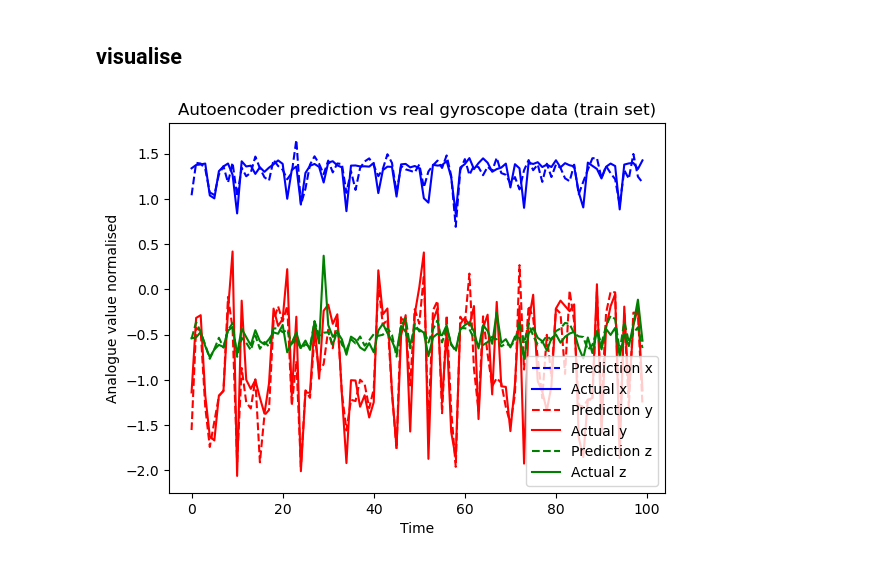
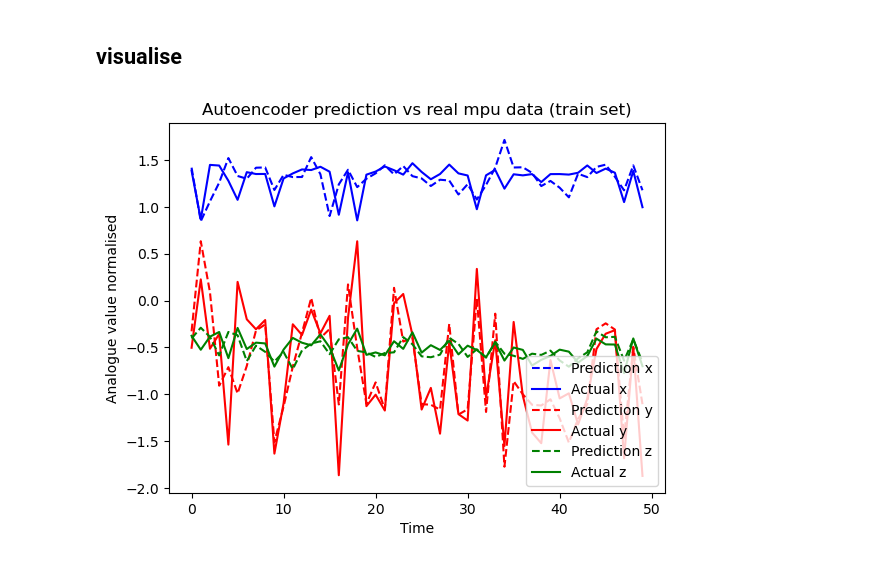
Before and after one commit to shepai/TactileSensor, a Jupyter notebook: Code/Data collection/robot/GPUCluster/autoencoderRun.ipynb, the cells around one changed output. Saved outputs shown, nothing was run; the diff lists cells and outputs as text; code cells hidden in the pictures.

```diff
--- a/Code/Data collection/robot/GPUCluster/autoencoderRun.ipynb
+++ b/Code/Data collection/robot/GPUCluster/autoencoderRun.ipynb
@@ -230,6 +230,8 @@ model=ModifiedEncoder(autoencoder,latent_size,output)
 X_train, X_test, Y_train, Y_test=getAugmentedData(X,y,50)
 # %% [output]
 25
+# %%
+model.load_state_dict(torch.load(path+"GPUCluster/data/"+"autoencoder_mod_model.pth",map_location=torch.device('cpu')))
 # %%
 x_train = X_train.view(-1, input_size)
 x_test = X_test.view(-1, input_size)
@@ -293,25 +295,25 @@ np.save(path+"GPUCluster/data/train_loss_new",np.array(history))
 # %%
 """X_train, X_test, Y_train, Y_test=getAugmentedData(X,y,50)
 x_train = X_train.view(-1, input_size)
 x_test = X_test.view(-1, input_size)"""
 outputs = model.forward(x_train)
-start=0
-end=100
+start=100
+end=150
 plt.plot(outputs[start:end,0].cpu().detach().numpy(),"--",c="b",label="Prediction x")
 plt.plot(Y_train[start:end,0].cpu().detach().numpy(),c="b",label="Actual x")
 
 plt.plot(outputs[start:end,1].cpu().detach().numpy(),"--",c="r",label="Prediction y")
 plt.plot(Y_train[start:end,1].cpu().detach().numpy(),c="r",label="Actual y")
 
 plt.plot(outputs[start:end,2].cpu().detach().numpy(),"--",c="g",label="Prediction z")
 plt.plot(Y_train[start:end,2].cpu().detach().numpy(),c="g",label="Actual z")
 plt.xlabel("Time")
 plt.ylabel("Analogue value normalised")
-plt.title("Autoencoder prediction vs real gyroscope data (train set)")
+plt.title("Autoencoder prediction vs real mpu data (train set)")
 plt.legend(loc="lower right")
 plt.show()
 # %% [output]
-[figure, old version]
+[figure, new version]
 # %%
 """X_train, X_test, Y_train, Y_test=getAugmentedData(X,y,50)
 x_train = X_train.view(-1, input_size)
```
Also changed, not shown: parts of 3 cells of this notebook, 1 other file.
